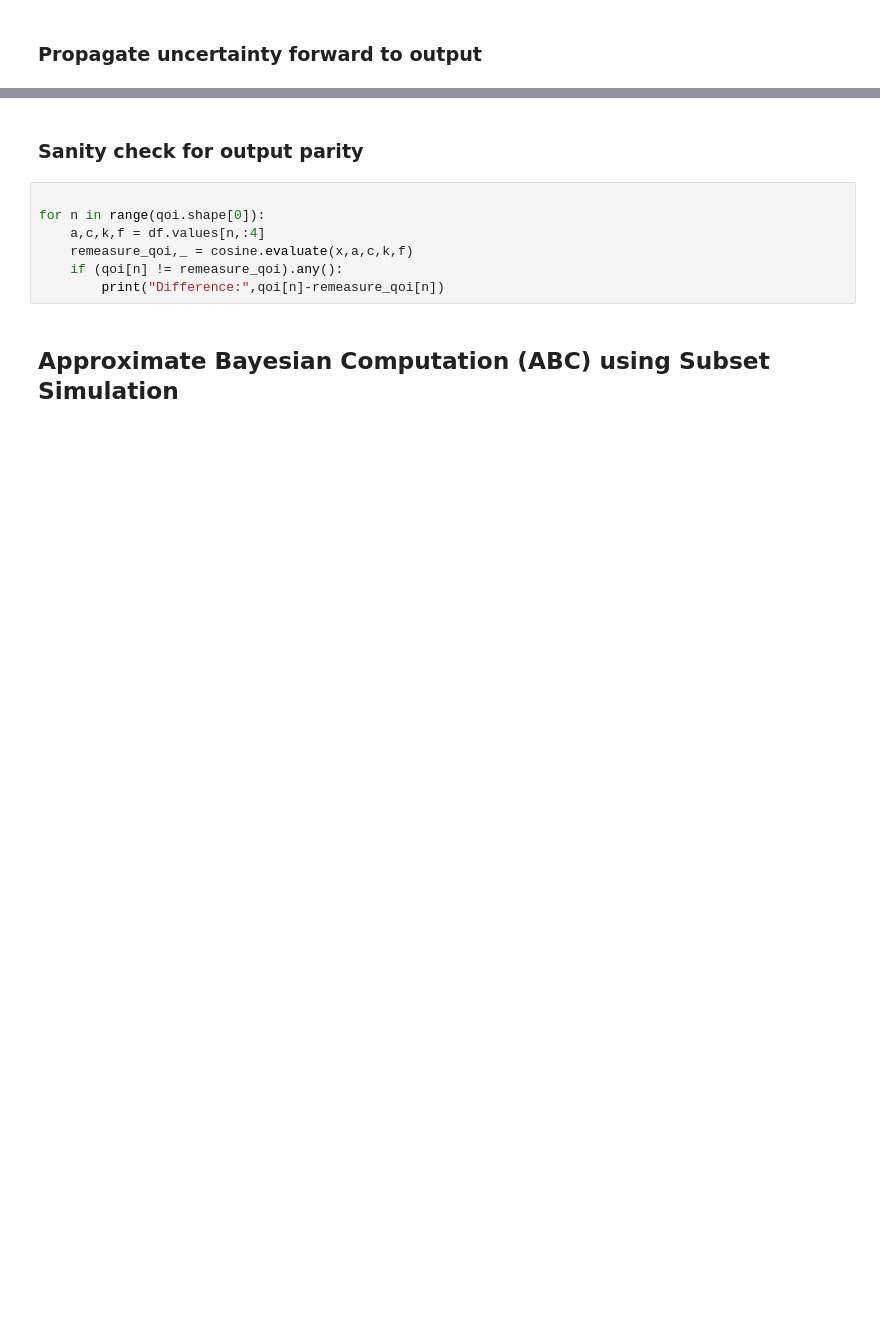
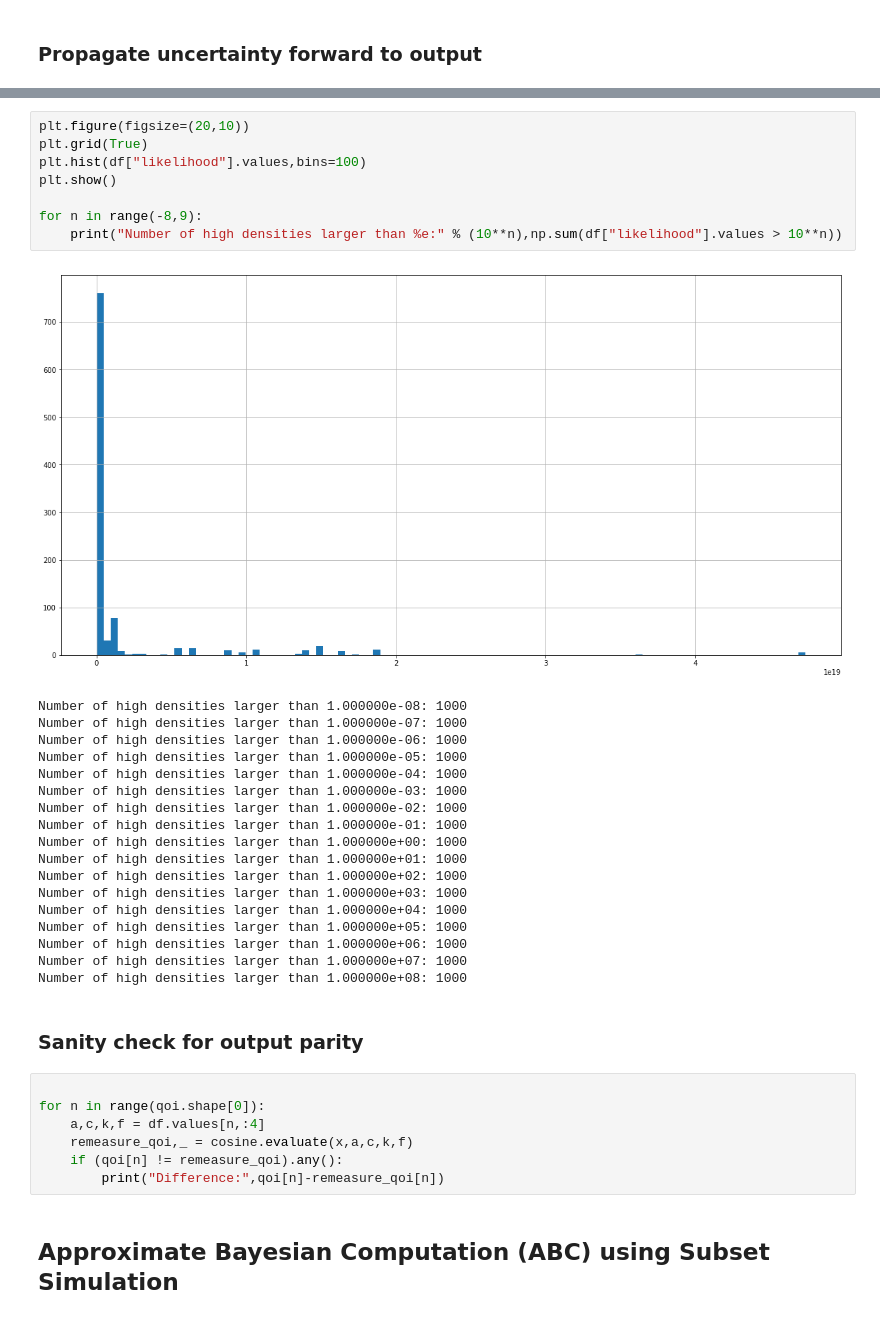
Before and after one commit to devrieskevin/IUQ-Project, a Jupyter notebook: test_cases_UQ_analysis.ipynb, the cells around one changed output, grey strips where cells are left out. Saved outputs shown, nothing was run; the diff lists cells and outputs as text; blank space fills up the shorter version.

```diff
--- a/test_cases_UQ_analysis.ipynb
+++ b/test_cases_UQ_analysis.ipynb
@@ -166,3 +166,30 @@ plt.show()
+# %%
+plt.figure(figsize=(20,10))
+plt.grid(True)
+plt.hist(df["likelihood"].values,bins=100)
+plt.show()
+
+for n in range(-8,9):
+    print("Number of high densities larger than %e:" % (10**n),np.sum(df["likelihood"].values > 10**n))
+# %% [output]
+[figure, added]
+Number of high densities larger than 1.000000e-08: 1000
+Number of high densities larger than 1.000000e-07: 1000
+Number of high densities larger than 1.000000e-06: 1000
+Number of high densities larger than 1.000000e-05: 1000
+Number of high densities larger than 1.000000e-04: 1000
+Number of high densities larger than 1.000000e-03: 1000
+Number of high densities larger than 1.000000e-02: 1000
+Number of high densities larger than 1.000000e-01: 1000
+Number of high densities larger than 1.000000e+00: 1000
+Number of high densities larger than 1.000000e+01: 1000
+Number of high densities larger than 1.000000e+02: 1000
+Number of high densities larger than 1.000000e+03: 1000
+Number of high densities larger than 1.000000e+04: 1000
+Number of high densities larger than 1.000000e+05: 1000
+Number of high densities larger than 1.000000e+06: 1000
+Number of high densities larger than 1.000000e+07: 1000
+Number of high densities larger than 1.000000e+08: 1000
 # %% [markdown]
 ### Sanity check for output parity
 # %%
```
Also changed, not shown: parts of 6 cells of this notebook, 21 other files.
